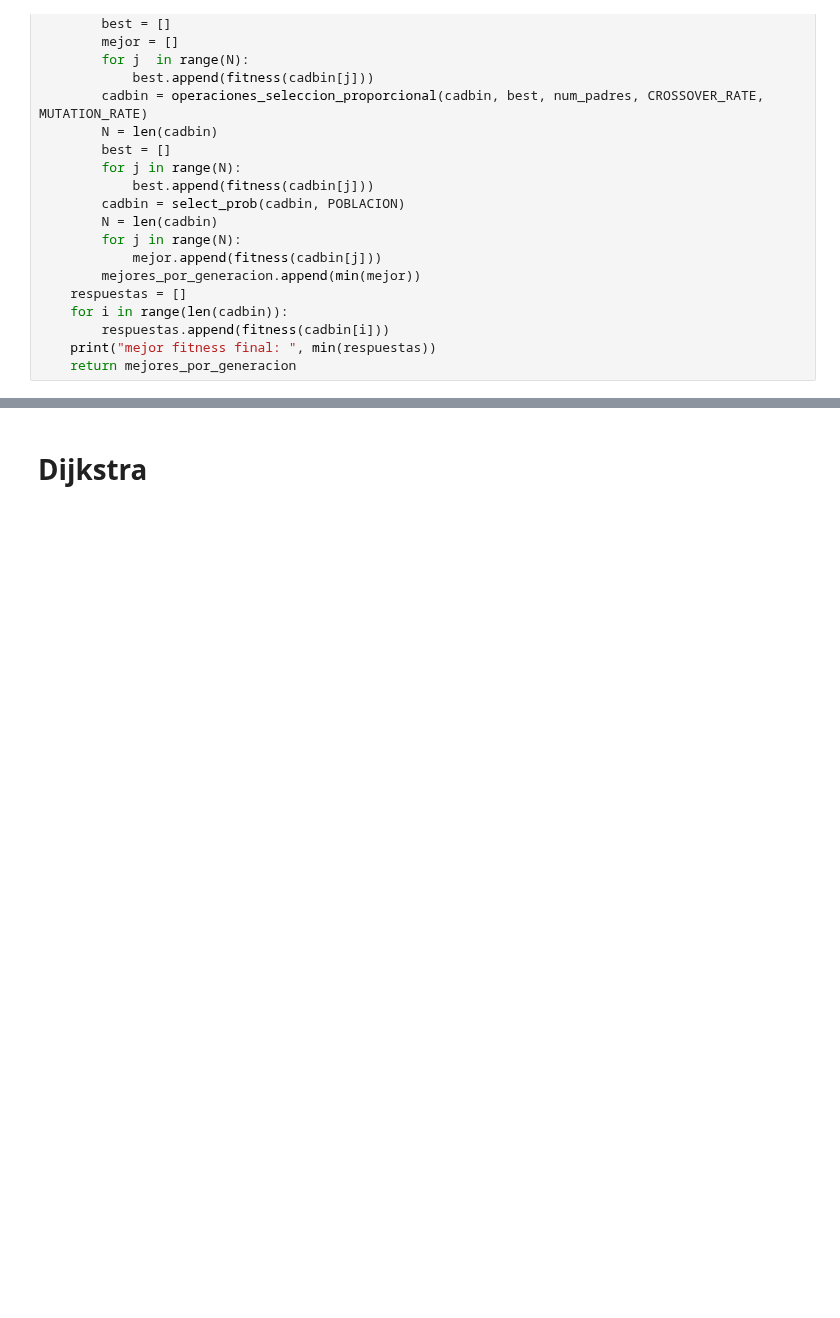
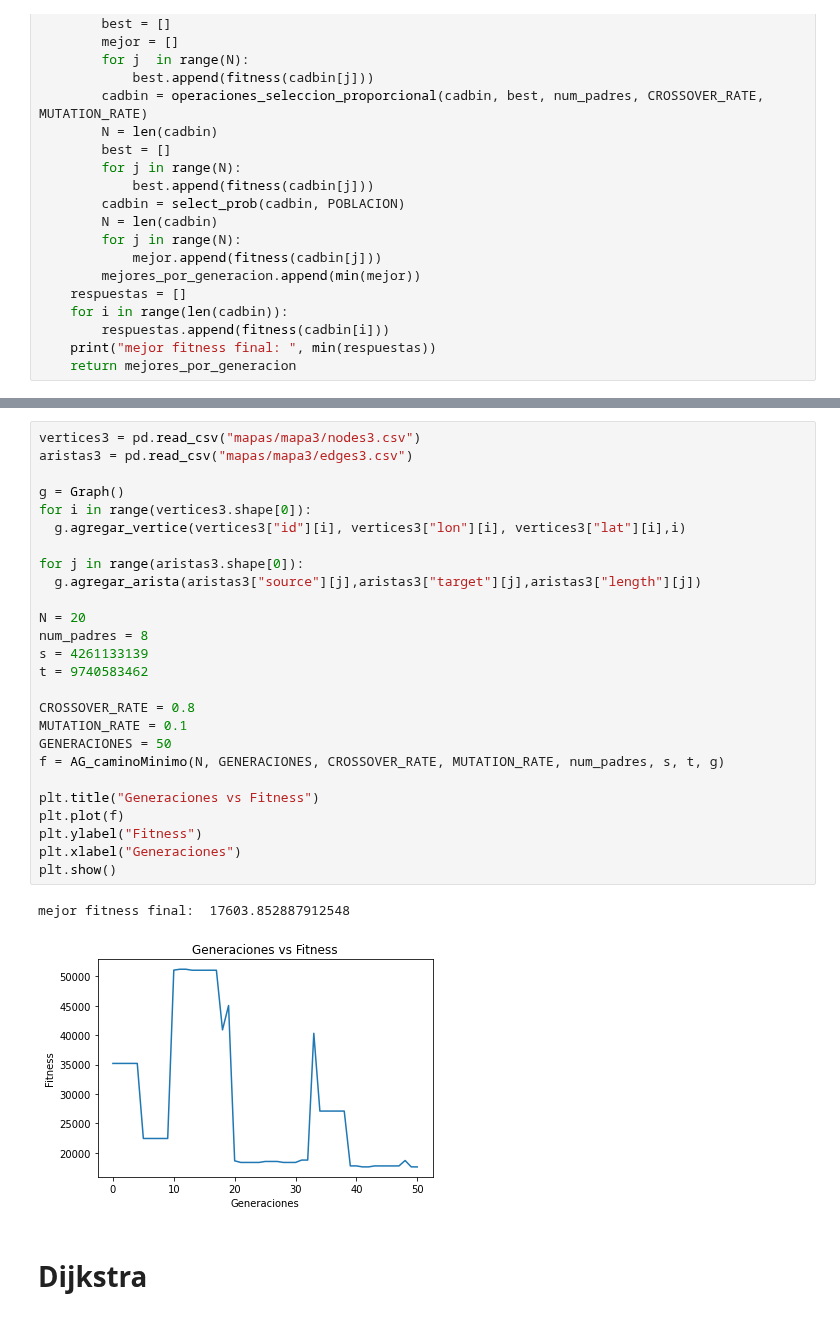
Before and after one commit to Franz04Rony/Proyecto-tesis3, a Jupyter notebook: algoritmo_genetico.ipynb, the cells around one changed output, grey strips where cells are left out. Drawn from its saved outputs; the diff is of its cells as text; blank space fills up the shorter version.

```diff
--- a/algoritmo_genetico.ipynb
+++ b/algoritmo_genetico.ipynb
@@ -331,3 +321,32 @@ mejor fitness final:  221.12913789532936
+# %%
+vertices3 = pd.read_csv("mapas/mapa3/nodes3.csv")
+aristas3 = pd.read_csv("mapas/mapa3/edges3.csv")
+
+g = Graph()
+for i in range(vertices3.shape[0]):
+  g.agregar_vertice(vertices3["id"][i], vertices3["lon"][i], vertices3["lat"][i],i)
+
+for j in range(aristas3.shape[0]):
+  g.agregar_arista(aristas3["source"][j],aristas3["target"][j],aristas3["length"][j])
+
+N = 20
+num_padres = 8
+s = 4261133139
+t = 9740583462
+
+CROSSOVER_RATE = 0.8
+MUTATION_RATE = 0.1
+GENERACIONES = 50
+f = AG_caminoMinimo(N, GENERACIONES, CROSSOVER_RATE, MUTATION_RATE, num_padres, s, t, g)
+
+plt.title("Generaciones vs Fitness")
+plt.plot(f)
+plt.ylabel("Fitness")
+plt.xlabel("Generaciones")
+plt.show()
+# %% [output]
+mejor fitness final:  17603.852887912548
+[figure, added]
 # %% [markdown]
 # Dijkstra
 # %%
```
Also changed, not shown: parts of 5 cells of this notebook, 2 other files.
